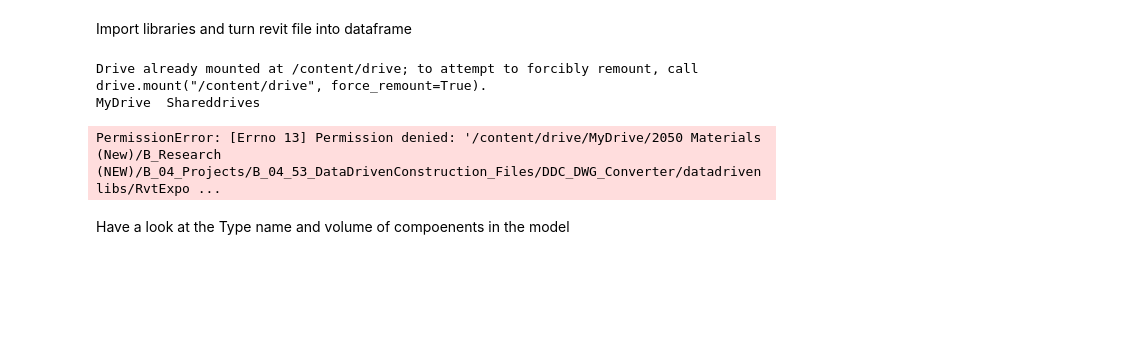
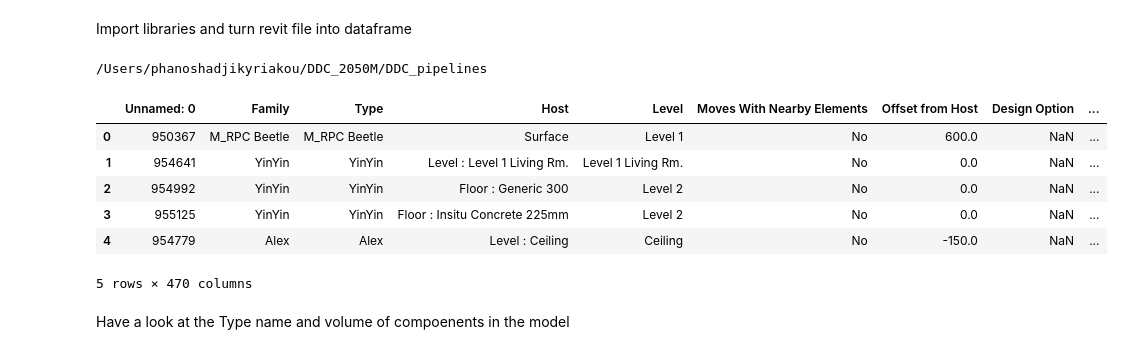
Before and after one commit to phanosh/DDC_2050M, a Jupyter notebook: DDC_pipelines/DDC_2050Materials_Demo.ipynb, the cells around one changed output. Drawn from its saved outputs; the diff is of its cells as text; code cells hidden in the pictures; blank space fills up the shorter version.

```diff
--- a/DDC_pipelines/DDC_2050Materials_Demo.ipynb
+++ b/DDC_pipelines/DDC_2050Materials_Demo.ipynb
@@ -3,29 +3,38 @@
 # %% [markdown]
 Import libraries and turn revit file into dataframe
 # %%
-from google.colab import drive
-drive.mount('/content/drive')
-
-!ls /content/drive/
+# from google.colab import drive
+# drive.mount('/content/drive')
+#
+# !ls /content/drive/
+import os
+current_path = os.getcwd()
+print(current_path)
 # %% [output]
-Drive already mounted at /content/drive; to attempt to forcibly remount, call drive.mount("/content/drive", force_remount=True).
-MyDrive  Shareddrives
+/Users/phanoshadjikyriakou/DDC_2050M/DDC_pipelines
 # %%
 import os, subprocess, pandas as pd, time
 # Folder where Revit exporter is located
-path_conv = "/content/drive/MyDrive/2050 Materials (New)/B_Research (NEW)/B_04_Projects/B_04_53_DataDrivenConstruction_Files/DDC_DWG_Converter/datadrivenlibs"
+path_conv = "/Users/phanoshadjikyriakou/DDC_2050M/DDC_DWG_Converter/datadrivenlibs/"
 # The adress of the Revit file on computer
-file_path = "/content/drive/MyDrive/2050 Materials (New)/B_Research (NEW)/B_04_Projects/B_04_53_DataDrivenConstruction_Files/RVT_projects/2022 rstadvancedsampleproject.rvt"
+file_path = "/Users/phanoshadjikyriakou/DDC_2050M/RVT_projects/2022 rstadvancedsampleproject_rvt.csv"
+file_path_simple = "/Users/phanoshadjikyriakou/DDC_2050M/RVT_projects/rac_basic_sample_project.csv"
 
-# Convert a Revit project to an open fotmat
-process = subprocess.Popen([os.path.join(path_conv, "RvtExporter.exe"), file_path], cwd = path_conv)
-process.wait() # waiting for process to be completed
+# Convert a Revit project to an open format
+# process = subprocess.Popen([os.path.join(path_conv, "RvtExporter.exe"), file_path], cwd = path_conv)
+# process.wait() # waiting for process to be completed
 
 # Read the converted Excel file
-output_file = file_path[:-4] + "_rvt.xlsx"
-df = pd.read_excel(output_file)
+
+df = pd.read_csv(file_path_simple, low_memory=False)
 df.head(5)
 # %% [output]
+|  | Unnamed: 0 | Family | Type | Host | Level | Moves With Nearby Elements | Offset from Host | Design Option | ... |
+| 0 | 950367 | M_RPC Beetle | M_RPC Beetle | Surface | Level 1 | No | 600.0 | NaN | ... |
+| 1 | 954641 | YinYin | YinYin | Level : Level 1 Living Rm. | Level 1 Living Rm. | No | 0.0 | NaN | ... |
+| 2 | 954992 | YinYin | YinYin | Floor : Generic 300 | Level 2 | No | 0.0 | NaN | ... |
+| 3 | 955125 | YinYin | YinYin | Floor : Insitu Concrete 225mm | Level 2 | No | 0.0 | NaN | ... |
+| 4 | 954779 | Alex | Alex | Level : Ceiling | Ceiling | No | -150.0 | NaN | ... |
-PermissionError: [Errno 13] Permission denied: '/content/drive/MyDrive/2050 Materials (New)/B_Research (NEW)/B_04_Projects/B_04_53_DataDrivenConstruction_Files/DDC_DWG_Converter/datadrivenlibs/RvtExpo ...
+5 rows × 470 columns
 # %% [markdown]
 Have a look at the Type name and volume of compoenents in the model
```
Also changed, not shown: parts of 12 cells of this notebook, 3 other files.
